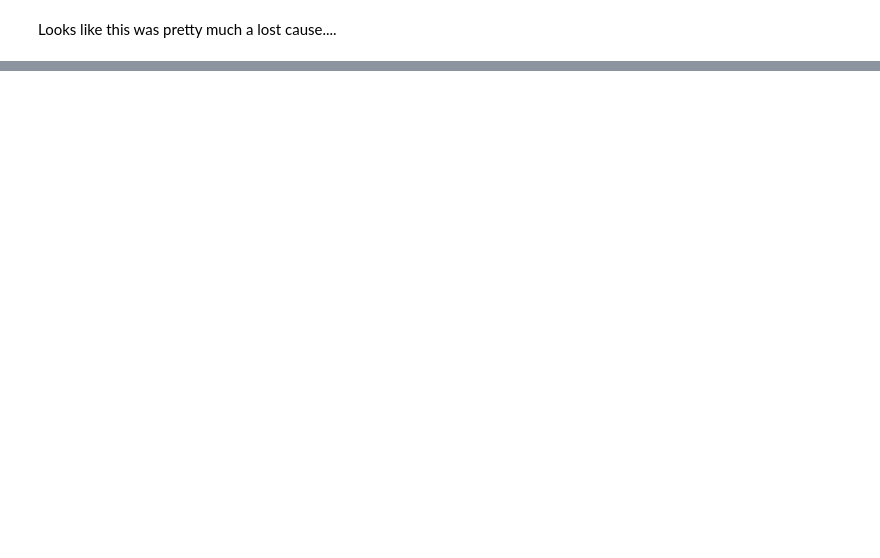
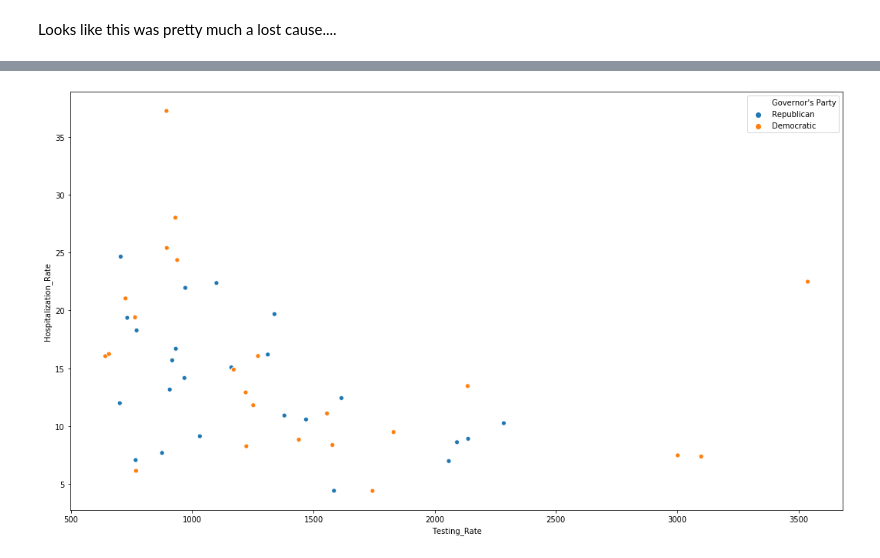
Before and after one commit to joshuaiokua/data100_final-project, a Jupyter notebook: DS 100 Final Project (Luke 2020.5.6).ipynb, the cells around one changed output, grey strips where cells are left out. Drawn from its saved outputs; the diff is of its cells as text; code cells hidden in the pictures; blank space fills up the shorter version.

```diff
--- a/DS 100 Final Project (Luke 2020.5.6).ipynb
+++ b/DS 100 Final Project (Luke 2020.5.6).ipynb
@@ -577,0 +601,4 @@ Looks like this was pretty much a lost cause....
+# %%
+data = pd.merge(states_df, govs, left_on = "Province_State", right_on="State")
+
+data.columns
@@ -577,0 +621,6 @@ Looks like this was pretty much a lost cause....
+# %%
+fig,ax = plt.subplots(figsize=(18,10))
+
+g=sns.scatterplot(x = "Testing_Rate", y="Hospitalization_Rate", hue= "Governor's Party", data = data)
+# %% [output]
+[figure, added]
```
Also changed, not shown: parts of 8 cells of this notebook.
